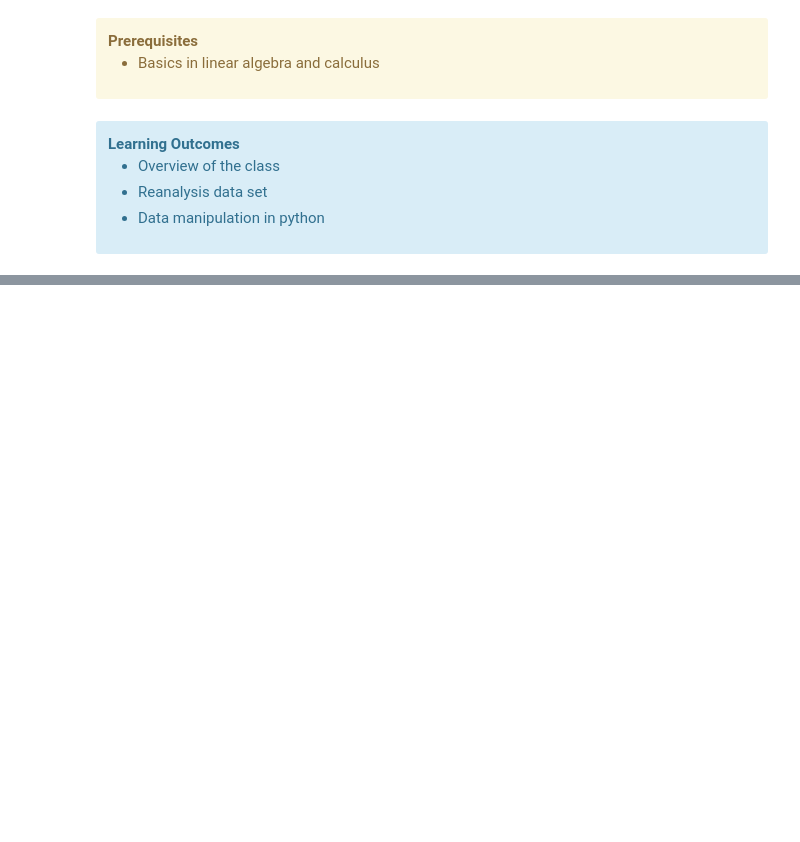
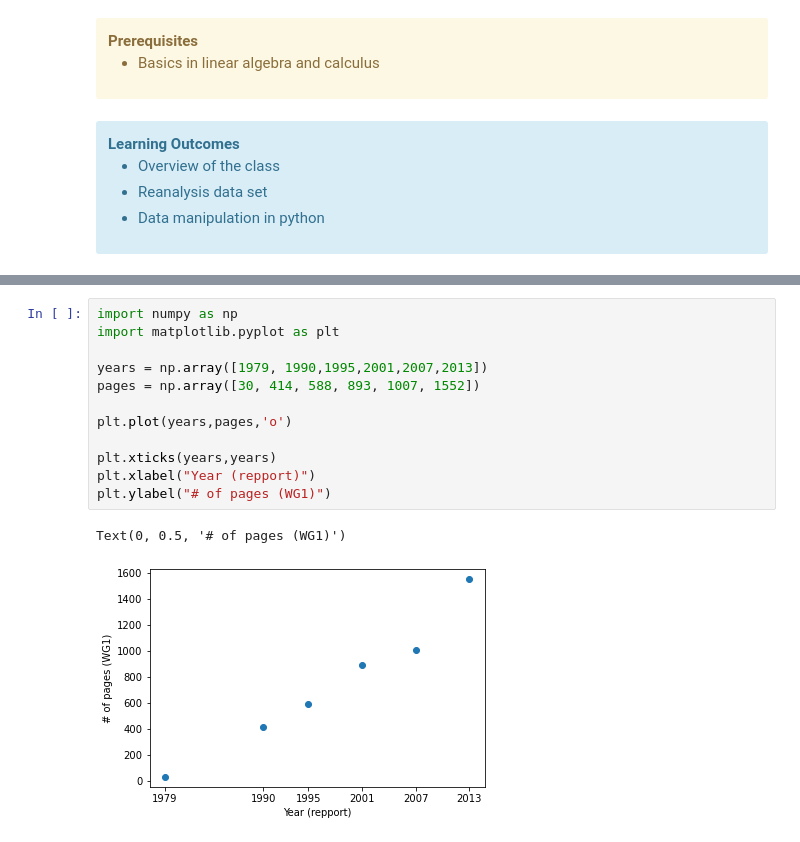
Before and after one commit to Pchambet/ml4climate, a Jupyter notebook: book/notebooks/1_introduction.ipynb, the cells around one changed output, grey strips where cells are left out. Saved outputs shown, nothing was run; the diff lists cells and outputs as text; blank space fills up the shorter version.

```diff
--- a/book/notebooks/1_introduction.ipynb
+++ b/book/notebooks/1_introduction.ipynb
@@ -20,0 +40,15 @@
+# %%
+import numpy as np
+import matplotlib.pyplot as plt
+
+years = np.array([1979, 1990,1995,2001,2007,2013])
+pages = np.array([30, 414, 588, 893, 1007, 1552])
+
+plt.plot(years,pages,'o')
+
+plt.xticks(years,years)
+plt.xlabel("Year (repport)")
+plt.ylabel("# of pages (WG1)")
+# %% [output]
+Text(0, 0.5, '# of pages (WG1)')
+[figure, added]
```
Also changed, not shown: parts of 12 cells of this notebook, 2 other files.
